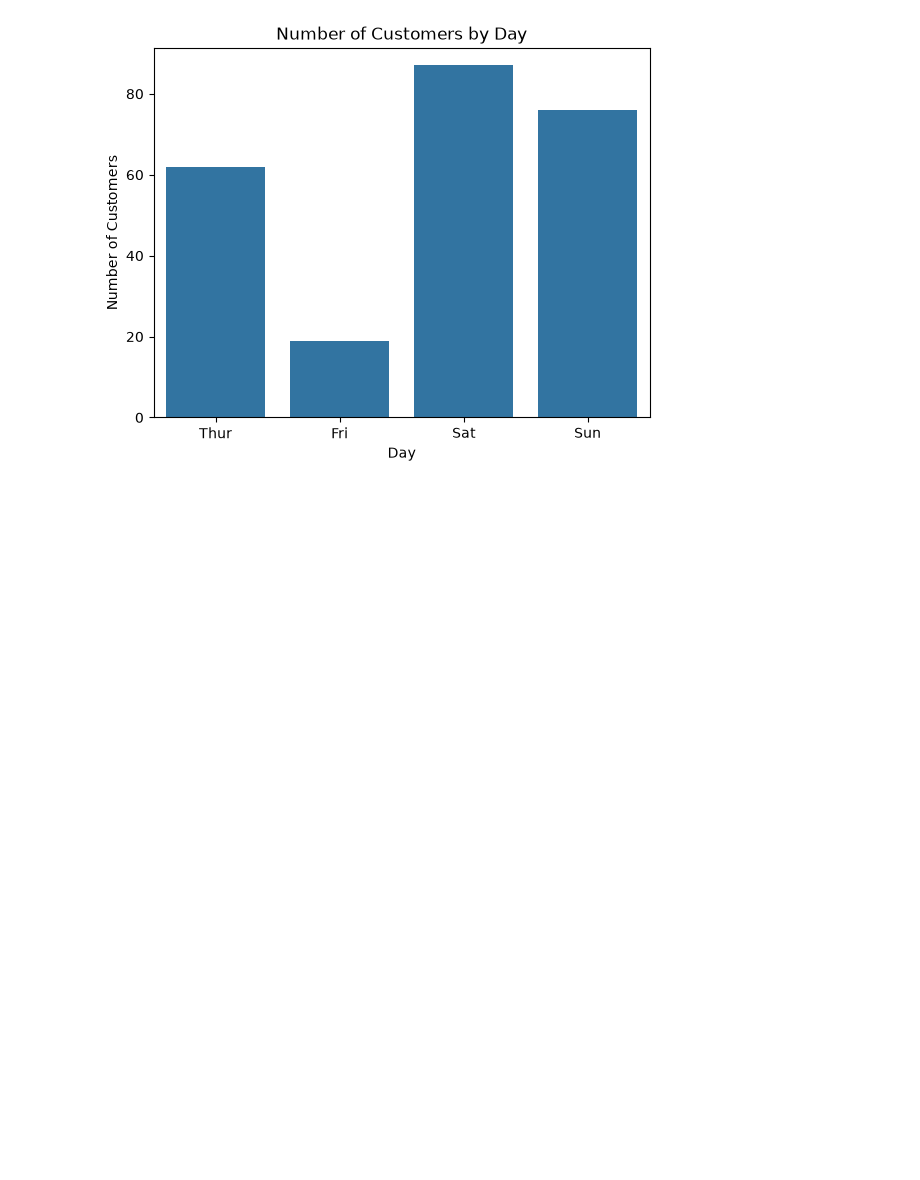
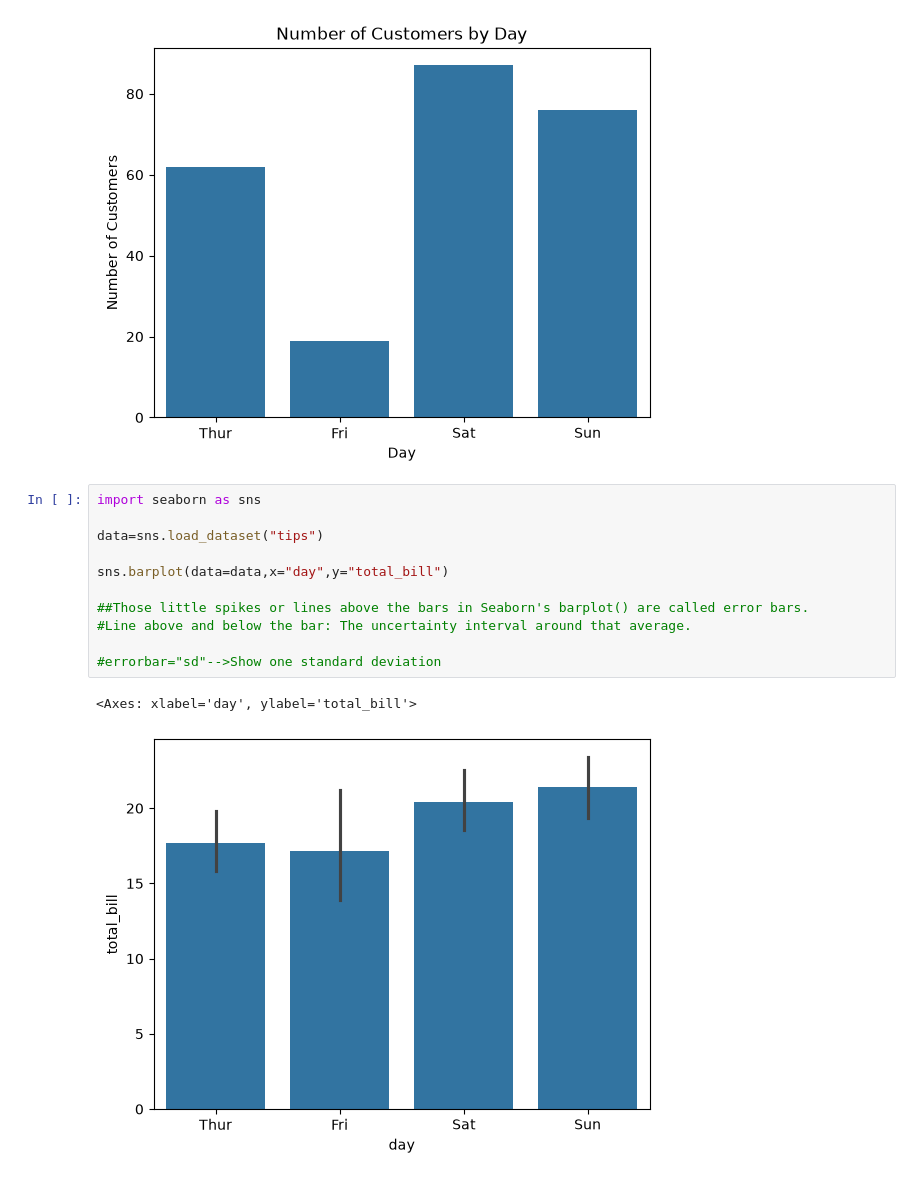
Before and after one commit to Aryanbhayji/Seaborn-library, a Jupyter notebook: main.ipynb, the cells around one changed output. Cells and saved outputs as stored; diff of their text form; blank space fills up the shorter version.

```diff
--- a/main.ipynb
+++ b/main.ipynb
@@ -245,3 +245,17 @@ plt.ylabel("Number of Customers")
 plt.show()
 # %% [output]
 [figure]
+# %%
+import seaborn as sns
+
+data=sns.load_dataset("tips")
+
+sns.barplot(data=data,x="day",y="total_bill")
+
+##Those little spikes or lines above the bars in Seaborn's barplot() are called error bars.
+#Line above and below the bar: The uncertainty interval around that average.
+
+#errorbar="sd"-->Show one standard deviation
+# %% [output]
+<Axes: xlabel='day', ylabel='total_bill'>
+[figure, added]
```
